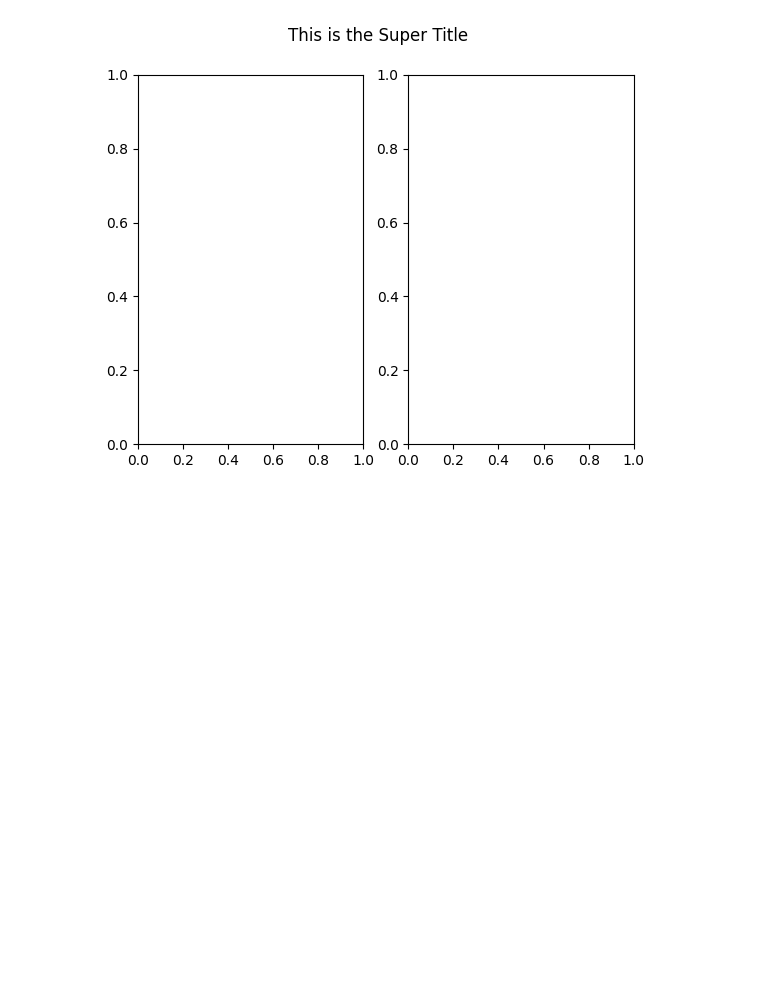
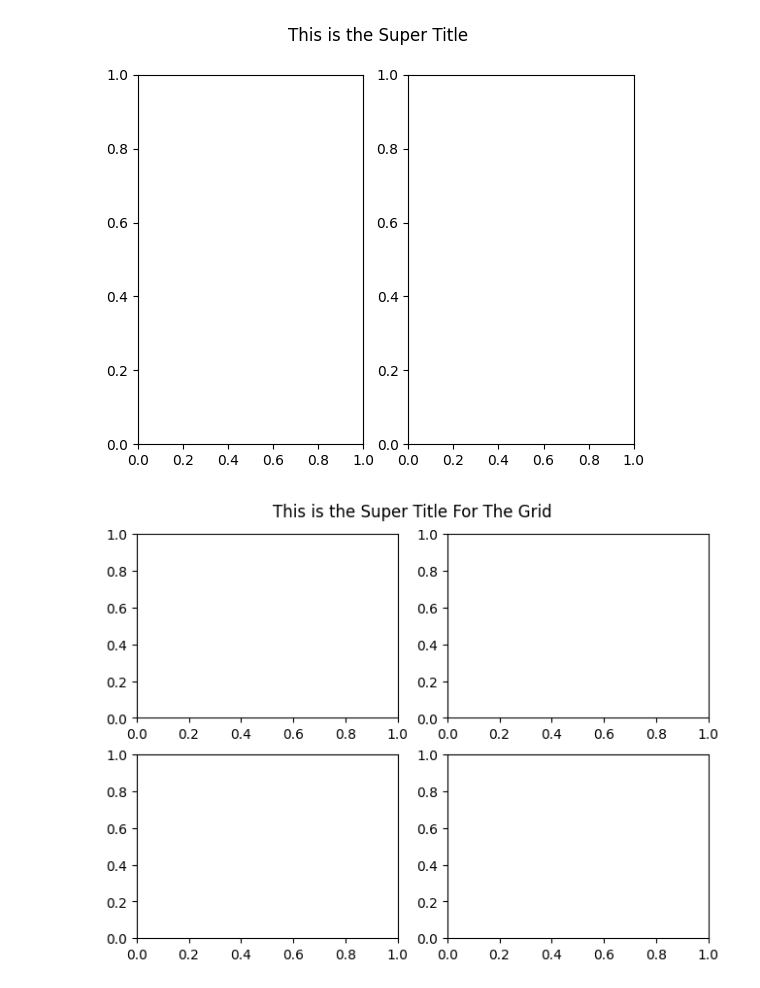
Before and after one commit to idowujames/OOP-Matplotlib, a Jupyter notebook: OOP_Matplotlib.ipynb, the cells around one changed output. Saved outputs shown, nothing was run; the diff lists cells and outputs as text; code cells hidden in the pictures; blank space fills up the shorter version.

```diff
--- a/OOP_Matplotlib.ipynb
+++ b/OOP_Matplotlib.ipynb
@@ -161,0 +162,8 @@ fig.suptitle('This is the Super Title');
+# %%
+# For a grid we can't use tuple unpacking so
+
+fig,axes = plt.subplots(nrows=2,ncols=2,constrained_layout=True)
+
+fig.suptitle('This is the Super Title For The Grid');
+# %% [output]
+[figure, added]
```
Also changed, not shown: parts of 4 cells of this notebook.
